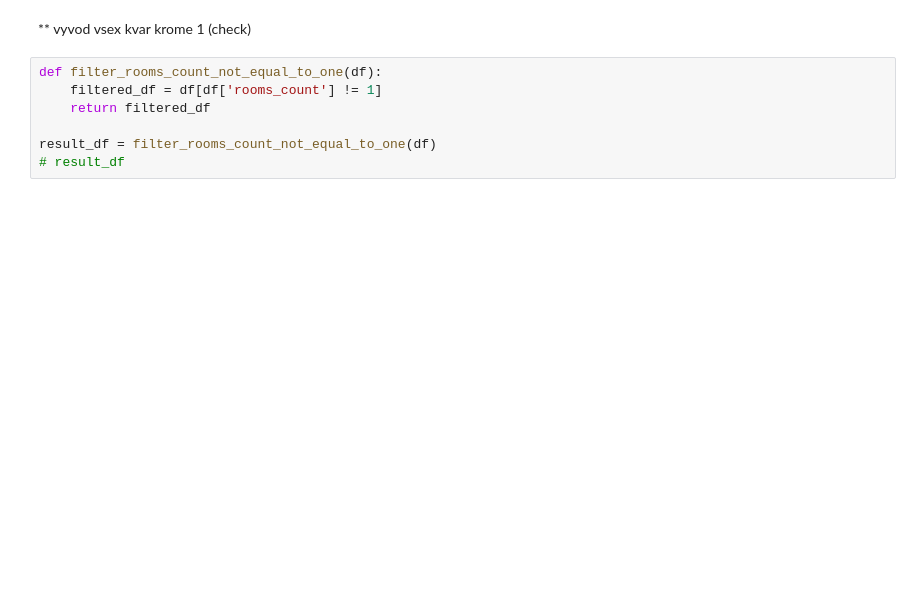
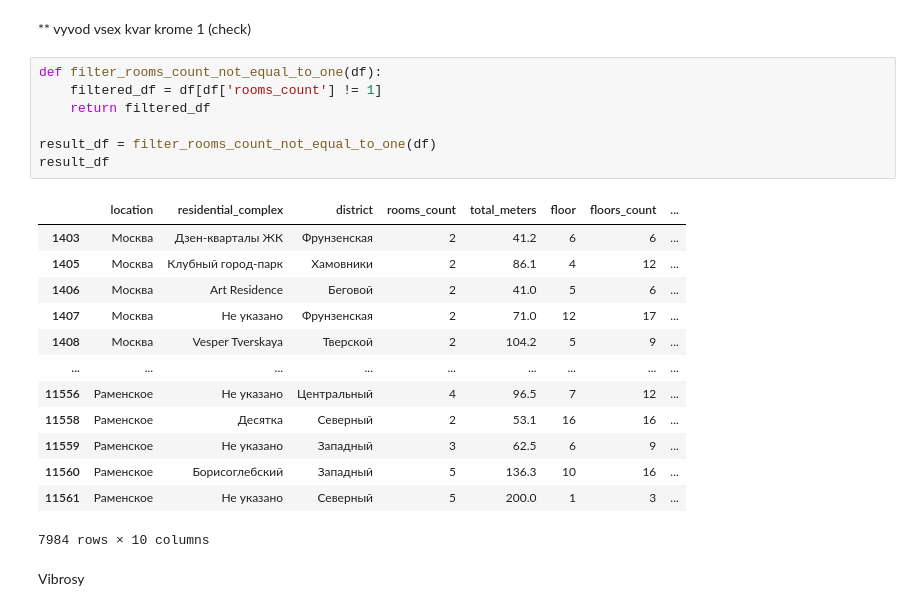
Before and after one commit to pogodaa/pred_cen_kvar, a Jupyter notebook: work.ipynb, the cells around one changed output. Cells and saved outputs as stored; diff of their text form; blank space fills up the shorter version.

```diff
--- a/work.ipynb
+++ b/work.ipynb
@@ -189,7 +183,23 @@ Data has 10584 rows , 12 columns.
 # %%
 def filter_rooms_count_not_equal_to_one(df):
     filtered_df = df[df['rooms_count'] != 1]
     return filtered_df
 
 result_df = filter_rooms_count_not_equal_to_one(df)
-# result_df
+result_df
+# %% [output]
+|  | location | residential_complex | district | rooms_count | total_meters | floor | floors_count | ... |
+| 1403 | Москва | Дзен-кварталы ЖК | Фрунзенская | 2 | 41.2 | 6 | 6 | ... |
+| 1405 | Москва | Клубный город-парк | Хамовники | 2 | 86.1 | 4 | 12 | ... |
+| 1406 | Москва | Art Residence | Беговой | 2 | 41.0 | 5 | 6 | ... |
+| 1407 | Москва | Не указано | Фрунзенская | 2 | 71.0 | 12 | 17 | ... |
+| 1408 | Москва | Vesper Tverskaya | Тверской | 2 | 104.2 | 5 | 9 | ... |
+| ... | ... | ... | ... | ... | ... | ... | ... | ... |
+| 11556 | Раменское | Не указано | Центральный | 4 | 96.5 | 7 | 12 | ... |
+| 11558 | Раменское | Десятка | Северный | 2 | 53.1 | 16 | 16 | ... |
+| 11559 | Раменское | Не указано | Западный | 3 | 62.5 | 6 | 9 | ... |
+| 11560 | Раменское | Борисоглебский | Западный | 5 | 136.3 | 10 | 16 | ... |
+| 11561 | Раменское | Не указано | Северный | 5 | 200.0 | 1 | 3 | ... |
+7984 rows × 10 columns
+# %% [markdown]
+Vibrosy
```
Also changed, not shown: parts of 18 cells of this notebook, 1 other file.
